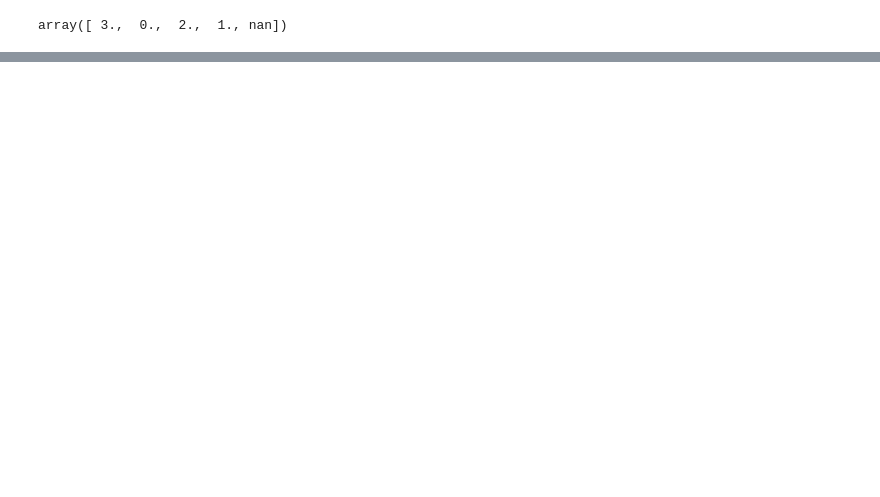
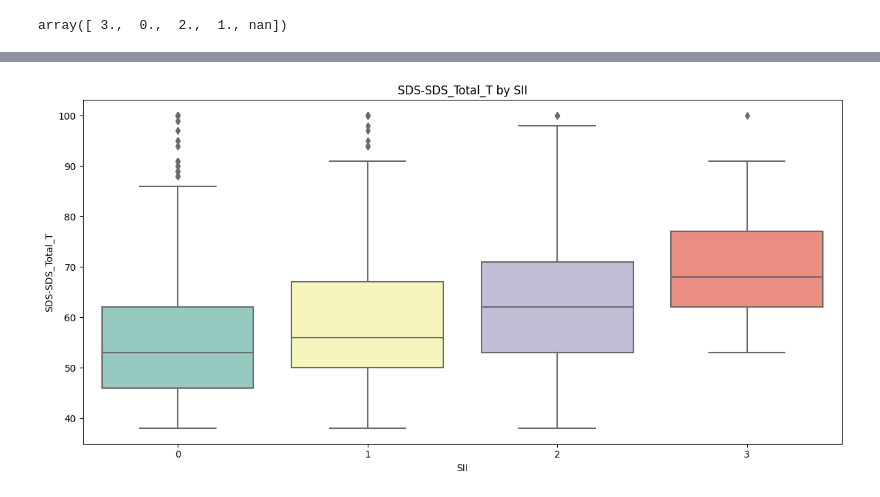
Before and after one commit to Nandana-Chigaterappa-HemanthKumar/PulseNet, a Jupyter notebook: data-cleaning-for-ml-model.ipynb, the cells around one changed output, grey strips where cells are left out. Saved outputs shown, nothing was run; the diff lists cells and outputs as text; code cells hidden in the pictures; blank space fills up the shorter version.

Commit message:
Kaggle Notebook | Data Cleaning for ML Model | Version 7

```diff
--- a/data-cleaning-for-ml-model.ipynb
+++ b/data-cleaning-for-ml-model.ipynb
@@ -552,0 +813,17 @@ dtype: int64
+# %%
+# Now, perform imputation using Age (we will use median for each Age group)
+age_medians = train.groupby('Basic_Demos-Age')['PreInt_EduHx-computerinternet_hoursday'].median()
+
+# Function to impute missing values based on Age
+def impute_based_on_age(row):
+    if pd.isnull(row['PreInt_EduHx-computerinternet_hoursday']):
+        return age_medians.get(row['Basic_Demos-Age'], row['PreInt_EduHx-computerinternet_hoursday'])
+    else:
+        return row['PreInt_EduHx-computerinternet_hoursday']
+
+# Apply the imputation function
+train['PreInt_EduHx-computerinternet_hoursday'] = train.apply(impute_based_on_age, axis=1)
+
+# Check if there are any remaining missing values
+remaining_missing = train['PreInt_EduHx-computerinternet_hoursday'].isnull().sum()
+print(f"Remaining missing values after imputation: {remaining_missing}")
@@ -760,0 +1107,3 @@ def preprocess_features(df):
+# %%
+# Drop the 'SDS-Season' column from the dataset
+train = train.drop(columns=['SDS-Season'])
@@ -760,0 +1134,6 @@ def preprocess_features(df):
+# %%
+# Impute missing values in 'SDS-SDS_Total_T' based on the corresponding 'SDS-SDS_Total_Raw'
+train['SDS-SDS_Total_T'] = train['SDS-SDS_Total_T'].fillna(train['SDS-SDS_Total_Raw'])
+
+# Verify if the missing value is imputed
+print(train['SDS-SDS_Total_T'].isna().sum())
@@ -760,0 +1142,3 @@ def preprocess_features(df):
+# %%
+# Drop the 'SDS-Season' column from the dataset
+train = train.drop(columns=['SDS-SDS_Total_Raw'])
@@ -760,0 +1255,18 @@ def preprocess_features(df):
+# %%
+import seaborn as sns
+import matplotlib.pyplot as plt
+
+# Drop NaN values for simplicity
+df = train[['SDS-SDS_Total_T', 'sii']]
+
+
+plt.figure(figsize=(12, 6))
+sns.boxplot(data=df, x='sii', y='SDS-SDS_Total_T', palette='Set3')
+plt.title('SDS-SDS_Total_T by SII')
+plt.xlabel('SII')
+plt.ylabel('SDS-SDS_Total_T')
+
+plt.tight_layout()
+plt.show()
+# %% [output]
+[figure, added]
```
Also changed, not shown: parts of 54 cells of this notebook.
